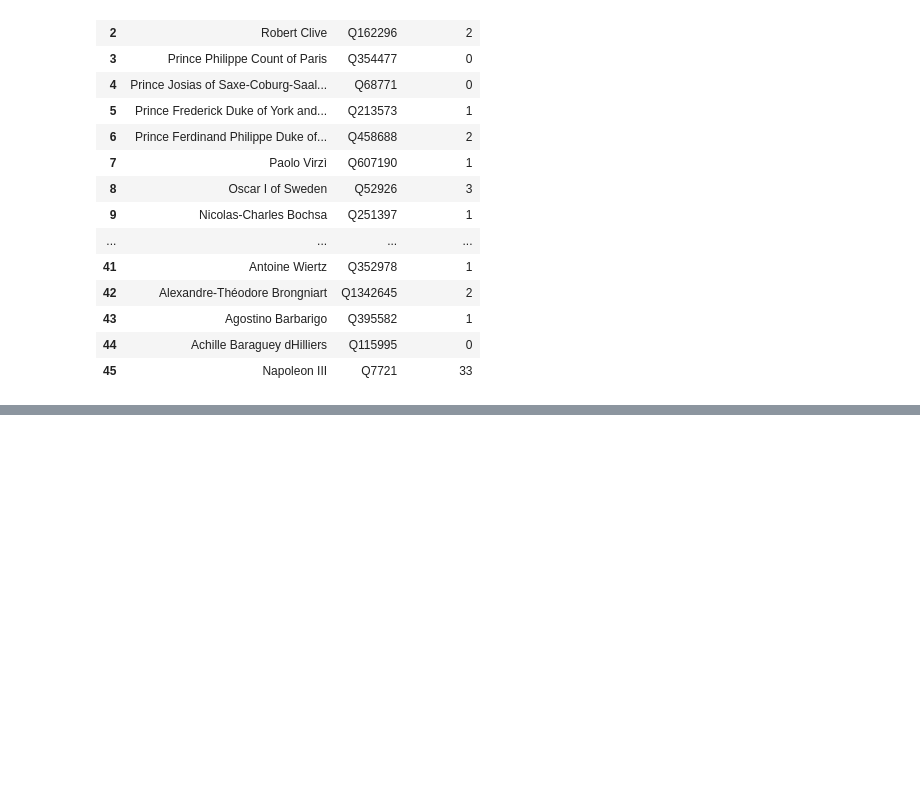
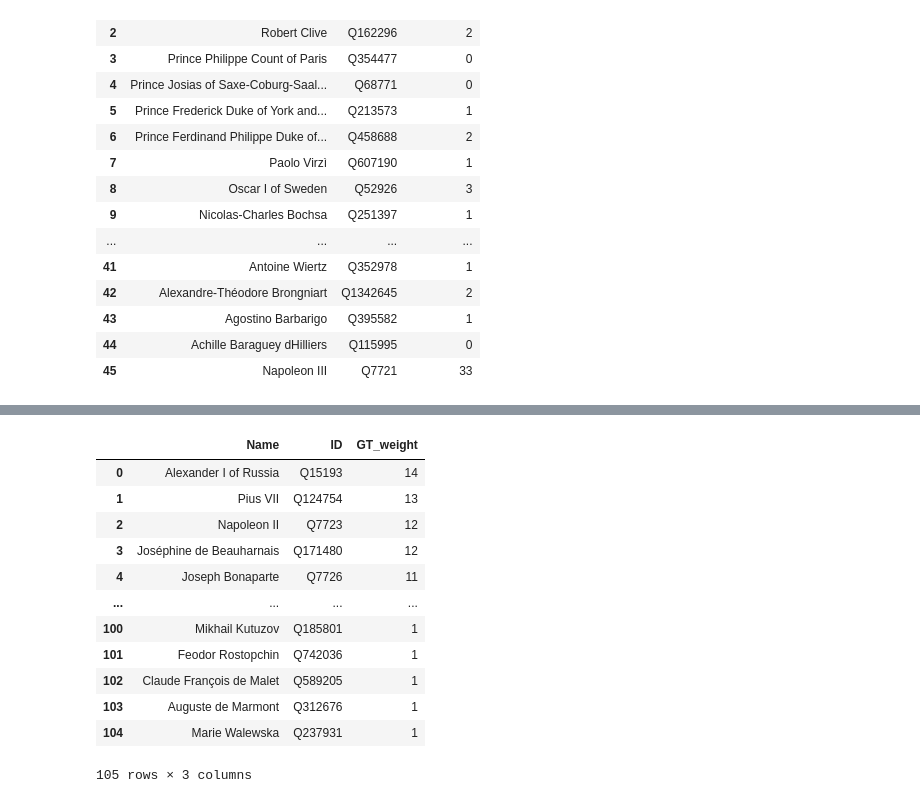
Before and after one commit to Karima-m/BSc_Project_Fall2026, a Jupyter notebook: notebooks/03_ground_truth.ipynb, the cells around one changed output, grey strips where cells are left out. Saved outputs shown, nothing was run; the diff lists cells and outputs as text; code cells hidden in the pictures; blank space fills up the shorter version.

```diff
--- a/notebooks/03_ground_truth.ipynb
+++ b/notebooks/03_ground_truth.ipynb
@@ -135,0 +186,13 @@ ground_truth_napoleon.to_csv('../data/weight_files/GT_weights.csv', index=False)
+# %%
+gt_napoleon_targets = pd.read_csv('../data/weight_files/ground_truth_raw/GT_napoleon_out_edges_raw.csv')
+# %%
+gt_napoleon_targets = gt_napoleon_targets.drop_duplicates(subset='id', keep='first').reset_index(drop=True)
+# %%
+names = gt_napoleon_targets["entity"].str.extractall(r'"taxonomy":\[\["(.*?)"\]\]')[0]
+
+weights = (
+    names.value_counts()
+         .rename_axis("Name")
+         .reset_index(name="GT_weight")
+)
+print(weights)
@@ -135,0 +214,19 @@ ground_truth_napoleon.to_csv('../data/weight_files/GT_weights.csv', index=False)
+# %%
+weights[["Name", "ID"]] = weights["Name"].str.extract(r"^(.*) \((Q\d+)\)$")
+weights["Name"] = weights["Name"].str.replace(",", "", regex=False)
+napoleon_targets_gt = weights[["Name", "ID", "GT_weight"]]
+napoleon_targets_gt
+# %% [output]
+|  | Name | ID | GT_weight |
+| 0 | Alexander I of Russia | Q15193 | 14 |
+| 1 | Pius VII | Q124754 | 13 |
+| 2 | Napoleon II | Q7723 | 12 |
+| 3 | Joséphine de Beauharnais | Q171480 | 12 |
+| 4 | Joseph Bonaparte | Q7726 | 11 |
+| ... | ... | ... | ... |
+| 100 | Mikhail Kutuzov | Q185801 | 1 |
+| 101 | Feodor Rostopchin | Q742036 | 1 |
+| 102 | Claude François de Malet | Q589205 | 1 |
+| 103 | Auguste de Marmont | Q312676 | 1 |
+| 104 | Marie Walewska | Q237931 | 1 |
+105 rows × 3 columns
```
Also changed, not shown: parts of 11 cells of this notebook, 1 other file.
